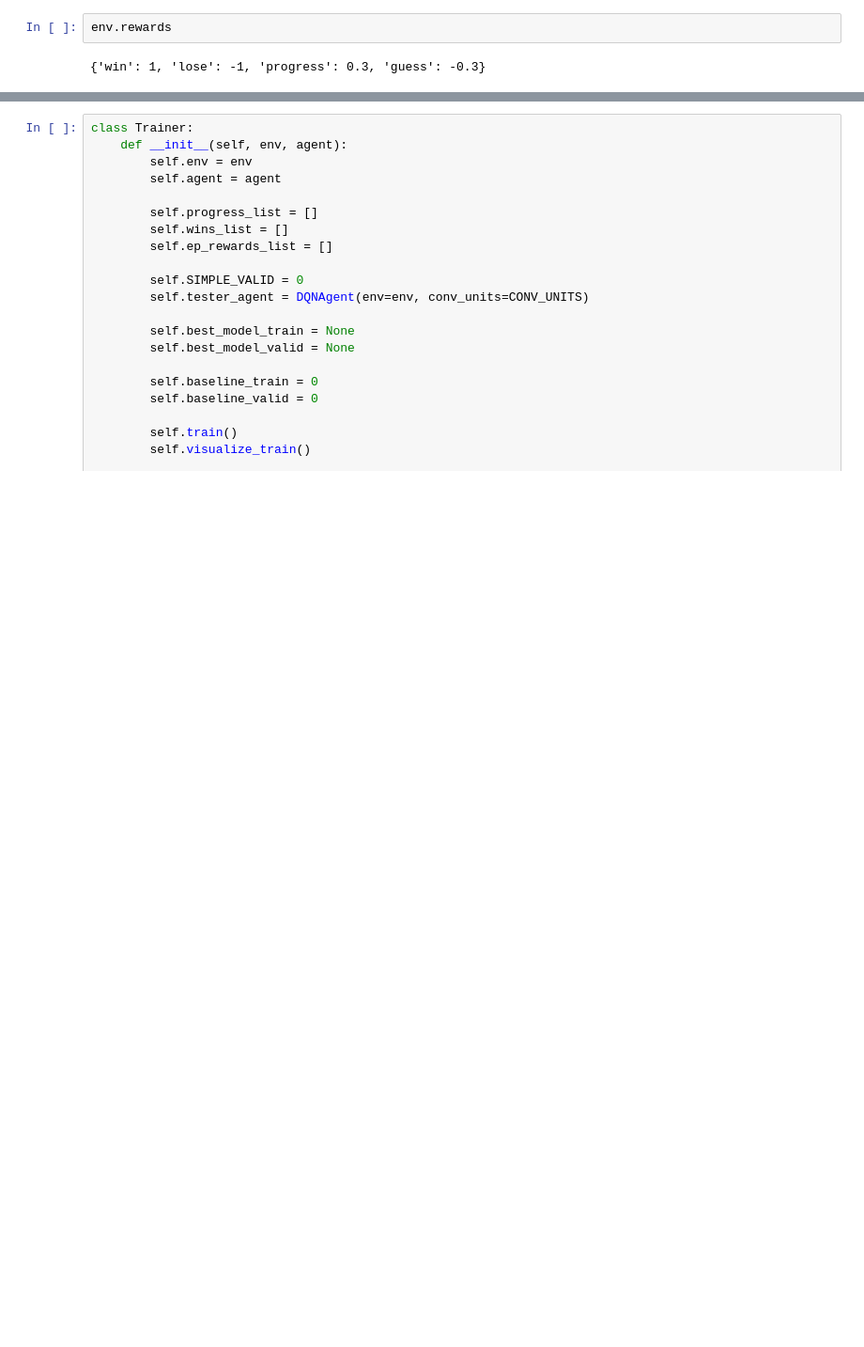
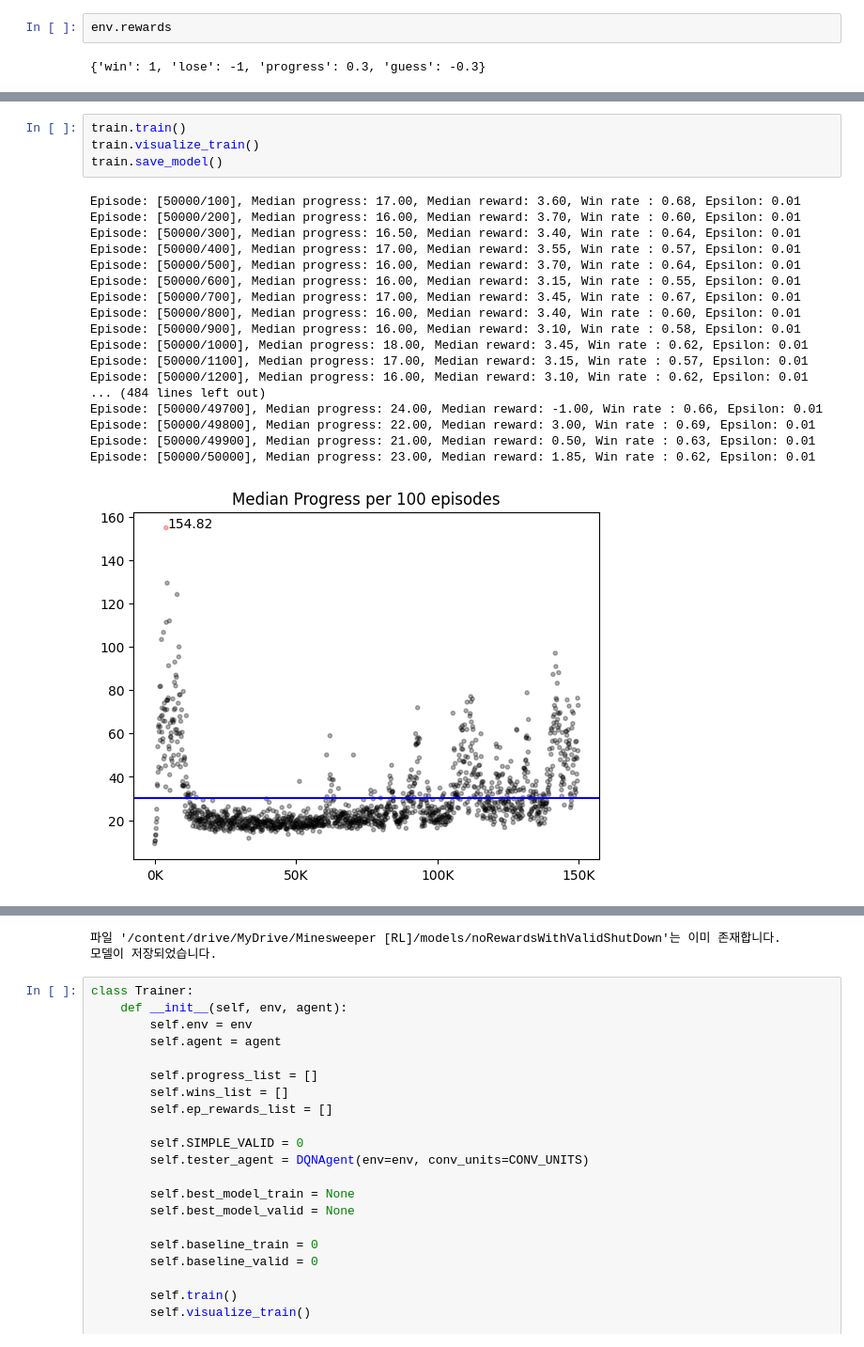
Before and after one commit to Tonnonssi/-RL-Minesweeper, a Jupyter notebook: codes/Main/lab/[lab]NoRewards.ipynb, the cells around one changed output, grey strips where cells are left out. Shown: that part at 94% size. Cells and saved outputs as stored; diff of their text form; blank space fills up the shorter version.

```diff
--- a/codes/Main/lab/[lab]NoRewards.ipynb
+++ b/codes/Main/lab/[lab]NoRewards.ipynb
@@ -125,0 +144,23 @@ train.save_model()
+# %%
+train.train()
+train.visualize_train()
+train.save_model()
+# %% [output]
+Episode: [50000/100], Median progress: 17.00, Median reward: 3.60, Win rate : 0.68, Epsilon: 0.01
+Episode: [50000/200], Median progress: 16.00, Median reward: 3.70, Win rate : 0.60, Epsilon: 0.01
+Episode: [50000/300], Median progress: 16.50, Median reward: 3.40, Win rate : 0.64, Epsilon: 0.01
+Episode: [50000/400], Median progress: 17.00, Median reward: 3.55, Win rate : 0.57, Epsilon: 0.01
+Episode: [50000/500], Median progress: 16.00, Median reward: 3.70, Win rate : 0.64, Epsilon: 0.01
+Episode: [50000/600], Median progress: 16.00, Median reward: 3.15, Win rate : 0.55, Epsilon: 0.01
+Episode: [50000/700], Median progress: 17.00, Median reward: 3.45, Win rate : 0.67, Epsilon: 0.01
+Episode: [50000/800], Median progress: 16.00, Median reward: 3.40, Win rate : 0.60, Epsilon: 0.01
+Episode: [50000/900], Median progress: 16.00, Median reward: 3.10, Win rate : 0.58, Epsilon: 0.01
+Episode: [50000/1000], Median progress: 18.00, Median reward: 3.45, Win rate : 0.62, Epsilon: 0.01
+Episode: [50000/1100], Median progress: 17.00, Median reward: 3.15, Win rate : 0.57, Epsilon: 0.01
+Episode: [50000/1200], Median progress: 16.00, Median reward: 3.10, Win rate : 0.62, Epsilon: 0.01
+... (484 lines left out)
+Episode: [50000/49700], Median progress: 24.00, Median reward: -1.00, Win rate : 0.66, Epsilon: 0.01
+Episode: [50000/49800], Median progress: 22.00, Median reward: 3.00, Win rate : 0.69, Epsilon: 0.01
+Episode: [50000/49900], Median progress: 21.00, Median reward: 0.50, Win rate : 0.63, Epsilon: 0.01
+Episode: [50000/50000], Median progress: 23.00, Median reward: 1.85, Win rate : 0.62, Epsilon: 0.01
+[figure, added]
@@ -126,3 +170,5 @@ train.save_model()
+파일 '/content/drive/MyDrive/Minesweeper [RL]/models/noRewardsWithValidShutDown'는 이미 존재합니다.
+모델이 저장되었습니다.
 # %%
 class Trainer:
     def __init__(self, env, agent):
```
Also changed, not shown: parts of 3 cells of this notebook, 8 other files.
